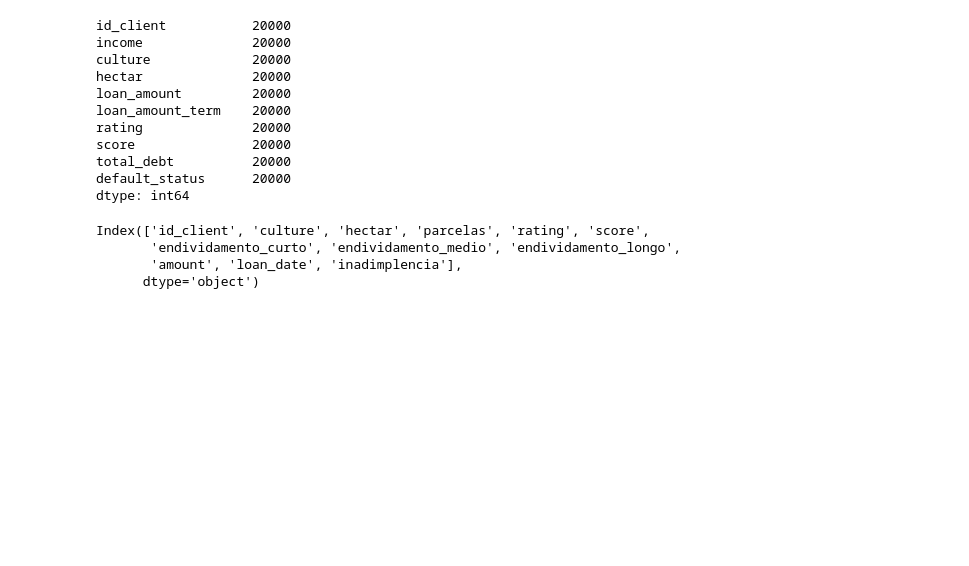
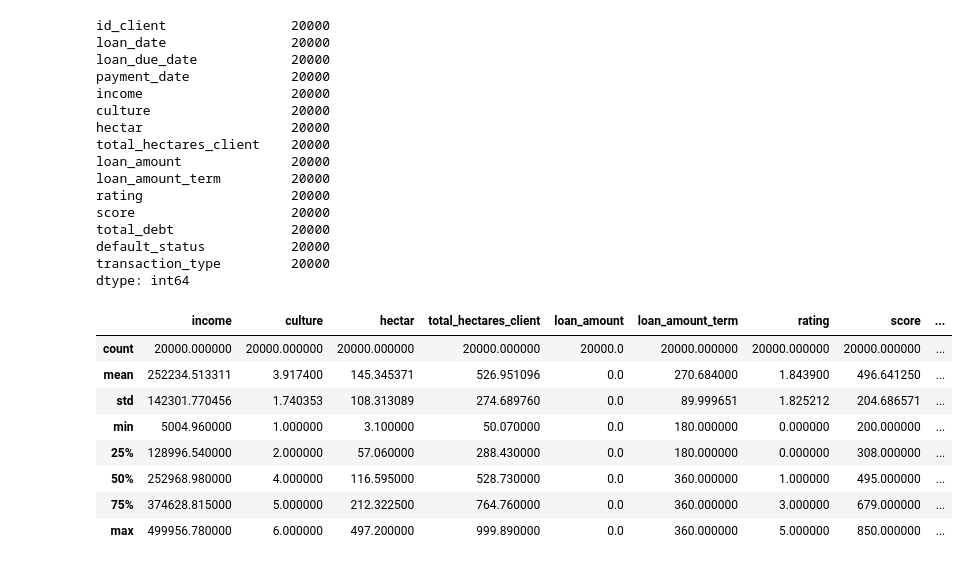
Before and after one commit to cassiof-dev/agricultural_credit_default, a Jupyter notebook: analise.ipynb, the cells around one changed output. Cells and saved outputs as stored; diff of their text form; code cells hidden in the pictures; blank space fills up the shorter version.

```diff
--- a/analise.ipynb
+++ b/analise.ipynb
@@ -16,0 +47,27 @@ from sklearn.ensemble import BaggingClassifier
+# %%
+def _determine_rating(score):
+    """Determines credit rating based on FICO score."""
+    if score >= 750:
+        return 5  # AAA
+    elif score >= 700:
+        return 4  # AA
+    elif score >= 600:
+        return 3  # A
+    elif score >= 500:
+        return 2  # B
+    elif score >= 400:
+        return 1  # C
+    else:
+        return 0  # D (High Risk)
+# %%
+def _simulate_score_change(current_score, had_previous_default):
+    """Simulates score change for the NEXT loan based on previous default status."""
+    if had_previous_default:
+        # Score drops more significantly after a default
+        score_change = random.randint(-120, -10) # Can drop by up to 120 points
+    else:
+        # Normal fluctuation, slight chance of increase/decrease
+        score_change = random.randint(-20, 40) # Can increase slightly more than decrease
+
+    new_score = max(200, min(850, current_score + score_change))
+    return new_score
@@ -431,18 +400,23 @@ df_historic[df_historic['id_client'].isin(clients_with_default)]
 # %%
-# df_credit_clear = df_credit.query("score != null or endividamento_curto != '' or endividamento_medio != '' or endividamento_longo != ''")
+
 # clear dataset to remove null data
-df_credit_clear = df_credit.dropna()
-
+df_credit_clear = df_historic.dropna()
+df_credit_clear = df_credit_clear.drop(columns=['transaction_type','loan_date', 'loan_due_date', 'payment_date'])
 df_credit_clear.count()
 # %% [output]
-id_client           20000
-income              20000
-culture             20000
-hectar              20000
-loan_amount         20000
-loan_amount_term    20000
-rating              20000
-score               20000
-total_debt          20000
-default_status      20000
+id_client                20000
+loan_date                20000
+loan_due_date            20000
+payment_date             20000
+income                   20000
+culture                  20000
+hectar                   20000
+total_hectares_client    20000
+loan_amount              20000
+loan_amount_term         20000
+rating                   20000
+score                    20000
+total_debt               20000
+default_status           20000
+transaction_type         20000
 dtype: int64
@@ -449,11 +426,16 @@ dtype: int64
 # %%
-df_credit_clear.sort_values(by="rating", ascending=True).head()
-# df_credit_clear['amount'].describe()
-df_credit_clear.columns
+# df_credit_clear.sort_values(by="rating", ascending=True).head()
+df_credit_clear.describe()
+# df_credit_clear.columns
 # %% [output]
-Index(['id_client', 'culture', 'hectar', 'parcelas', 'rating', 'score',
-       'endividamento_curto', 'endividamento_medio', 'endividamento_longo',
-       'amount', 'loan_date', 'inadimplencia'],
-      dtype='object')
+|  | income | culture | hectar | total_hectares_client | loan_amount | loan_amount_term | rating | score | ... |
+| count | 20000.000000 | 20000.000000 | 20000.000000 | 20000.000000 | 20000.0 | 20000.000000 | 20000.000000 | 20000.000000 | ... |
+| mean | 252234.513311 | 3.917400 | 145.345371 | 526.951096 | 0.0 | 270.684000 | 1.843900 | 496.641250 | ... |
+| std | 142301.770456 | 1.740353 | 108.313089 | 274.689760 | 0.0 | 89.999651 | 1.825212 | 204.686571 | ... |
+| min | 5004.960000 | 1.000000 | 3.100000 | 50.070000 | 0.0 | 180.000000 | 0.000000 | 200.000000 | ... |
+| 25% | 128996.540000 | 2.000000 | 57.060000 | 288.430000 | 0.0 | 180.000000 | 0.000000 | 308.000000 | ... |
+| 50% | 252968.980000 | 4.000000 | 116.595000 | 528.730000 | 0.0 | 360.000000 | 1.000000 | 495.000000 | ... |
+| 75% | 374628.815000 | 5.000000 | 212.322500 | 764.760000 | 0.0 | 360.000000 | 3.000000 | 679.000000 | ... |
+| max | 499956.780000 | 6.000000 | 497.200000 | 999.890000 | 0.0 | 360.000000 | 5.000000 | 850.000000 | ... |
 # %%
 #Split dataset into features and target variable
```
Also changed, not shown: parts of 37 cells of this notebook, 1 other file.
